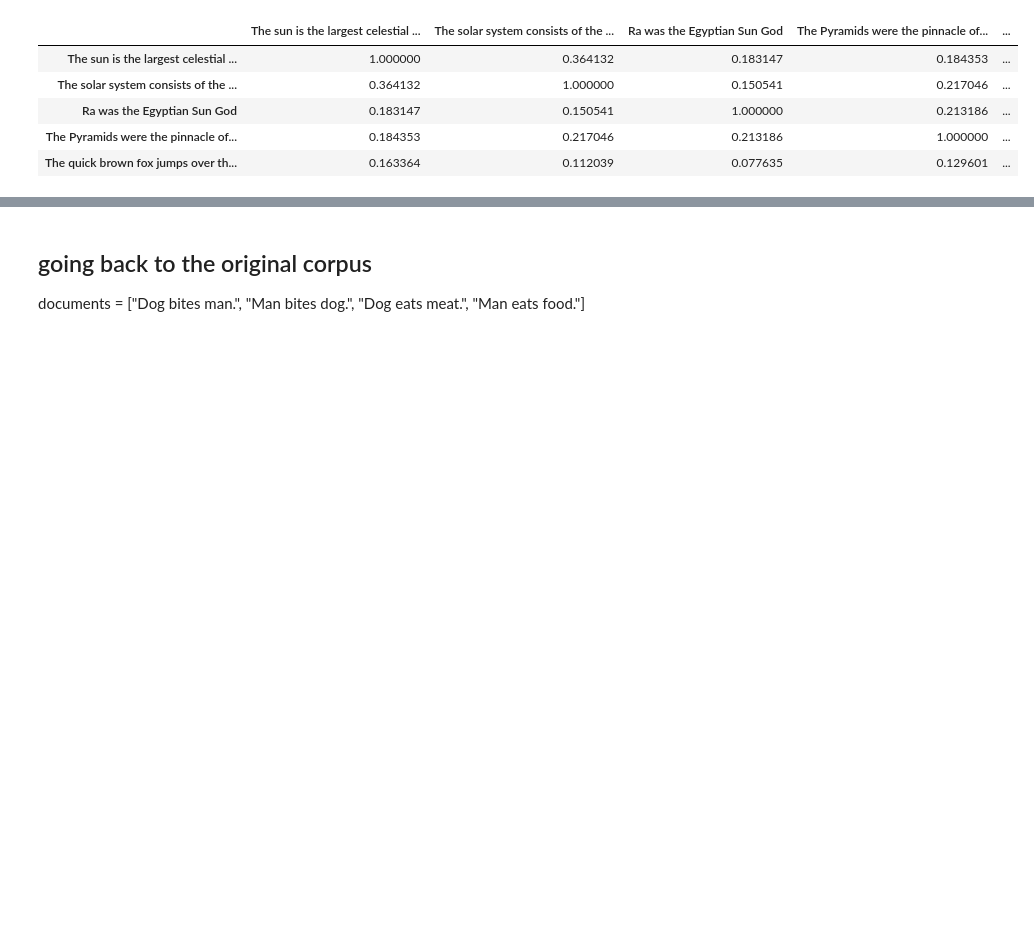
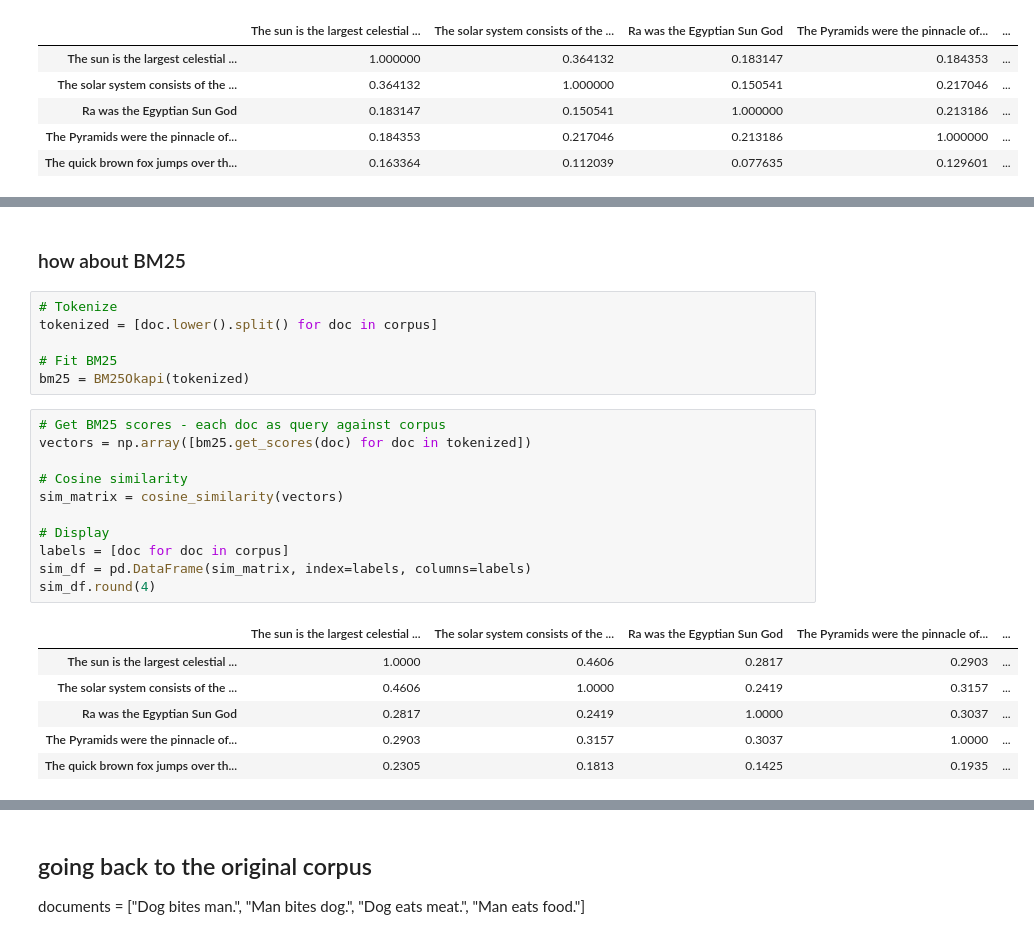
Before and after one commit to 79AceVo/Text-analytics, a Jupyter notebook: Feature_Engineering_n_grams_tf_idf.ipynb, the cells around one changed output, grey strips where cells are left out. Cells and saved outputs as stored; diff of their text form; blank space fills up the shorter version.

```diff
--- a/Feature_Engineering_n_grams_tf_idf.ipynb
+++ b/Feature_Engineering_n_grams_tf_idf.ipynb
@@ -245,0 +270,26 @@ The quick brown fox jumps over the lazy dog  with a cosine similarity score  0.2
+# %% [markdown]
+### how about BM25
+# %%
+# Tokenize
+tokenized = [doc.lower().split() for doc in corpus]
+
+# Fit BM25
+bm25 = BM25Okapi(tokenized)
+# %%
+# Get BM25 scores - each doc as query against corpus
+vectors = np.array([bm25.get_scores(doc) for doc in tokenized])
+
+# Cosine similarity
+sim_matrix = cosine_similarity(vectors)
+
+# Display
+labels = [doc for doc in corpus]
+sim_df = pd.DataFrame(sim_matrix, index=labels, columns=labels)
+sim_df.round(4)
+# %% [output]
+|  | The sun is the largest celestial ... | The solar system consists of the ... | Ra was the Egyptian Sun God | The Pyramids were the pinnacle of... | ... |
+| The sun is the largest celestial ... | 1.0000 | 0.4606 | 0.2817 | 0.2903 | ... |
+| The solar system consists of the ... | 0.4606 | 1.0000 | 0.2419 | 0.3157 | ... |
+| Ra was the Egyptian Sun God | 0.2817 | 0.2419 | 1.0000 | 0.3037 | ... |
+| The Pyramids were the pinnacle of... | 0.2903 | 0.3157 | 0.3037 | 1.0000 | ... |
+| The quick brown fox jumps over th... | 0.2305 | 0.1813 | 0.1425 | 0.1935 | ... |
```
Also changed, not shown: parts of 22 cells of this notebook.
